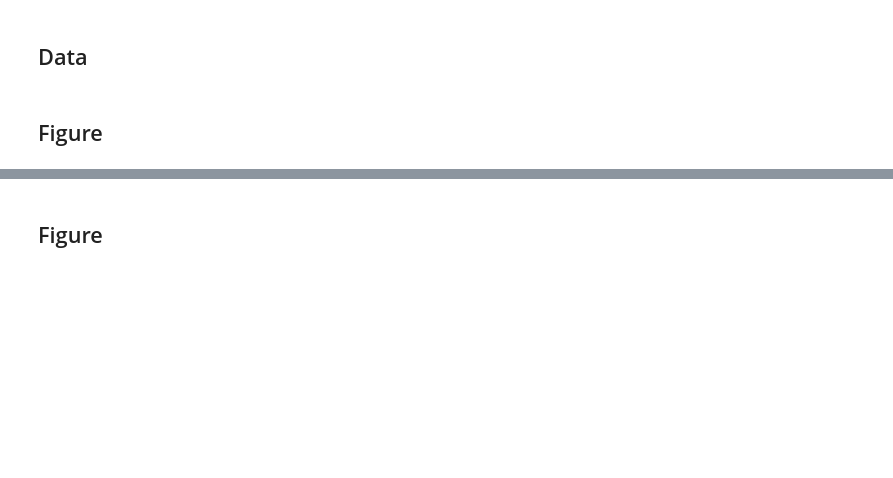
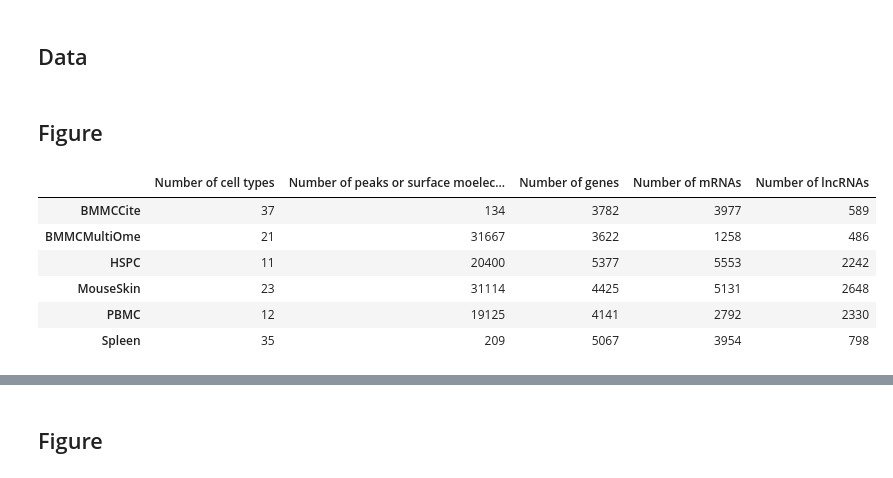
Before and after one commit to gmalagol10/bionsbm, a Jupyter notebook: reproducibility/E_SuppFigures.ipynb, the cells around one changed output, grey strips where cells are left out. Saved outputs shown, nothing was run; the diff lists cells and outputs as text; code cells hidden in the pictures; blank space fills up the shorter version.

```diff
--- a/reproducibility/E_SuppFigures.ipynb
+++ b/reproducibility/E_SuppFigures.ipynb
@@ -75,3 +68,16 @@ tot.to_csv("Tables/SuppTable1.tsv", sep="\t")
+# %%
+tot=pd.concat([pd.DataFrame.from_dict(cts, orient="index"), mains,gexs, mrnas, lncrnas], axis=1)
+tot.columns=["Number of cell types","Number of peaks or surface moelecules", "Number of genes","Number of mRNAs", "Number of lncRNAs"]
+tot.to_csv("Tables/SuppTable1.tsv", sep="\t")
+tot
+# %% [output]
+|  | Number of cell types | Number of peaks or surface moelec... | Number of genes | Number of mRNAs | Number of lncRNAs |
+| BMMCCite | 37 | 134 | 3782 | 3977 | 589 |
+| BMMCMultiOme | 21 | 31667 | 3622 | 1258 | 486 |
+| HSPC | 11 | 20400 | 5377 | 5553 | 2242 |
+| MouseSkin | 23 | 31114 | 4425 | 5131 | 2648 |
+| PBMC | 12 | 19125 | 4141 | 2792 | 2330 |
+| Spleen | 35 | 209 | 5067 | 3954 | 798 |
 # %%
 mains=data[(data["Omic"]=="Peak") ^ (data["Omic"]=="ADT")][["Dataset","Size"]].set_index("Dataset").to_dict()["Size"]
 gexs=data[data["Omic"]=="GEX"][["Dataset","Size"]].set_index("Dataset").to_dict()["Size"]
```
Also changed, not shown: parts of 35 cells of this notebook, 26 other files.
